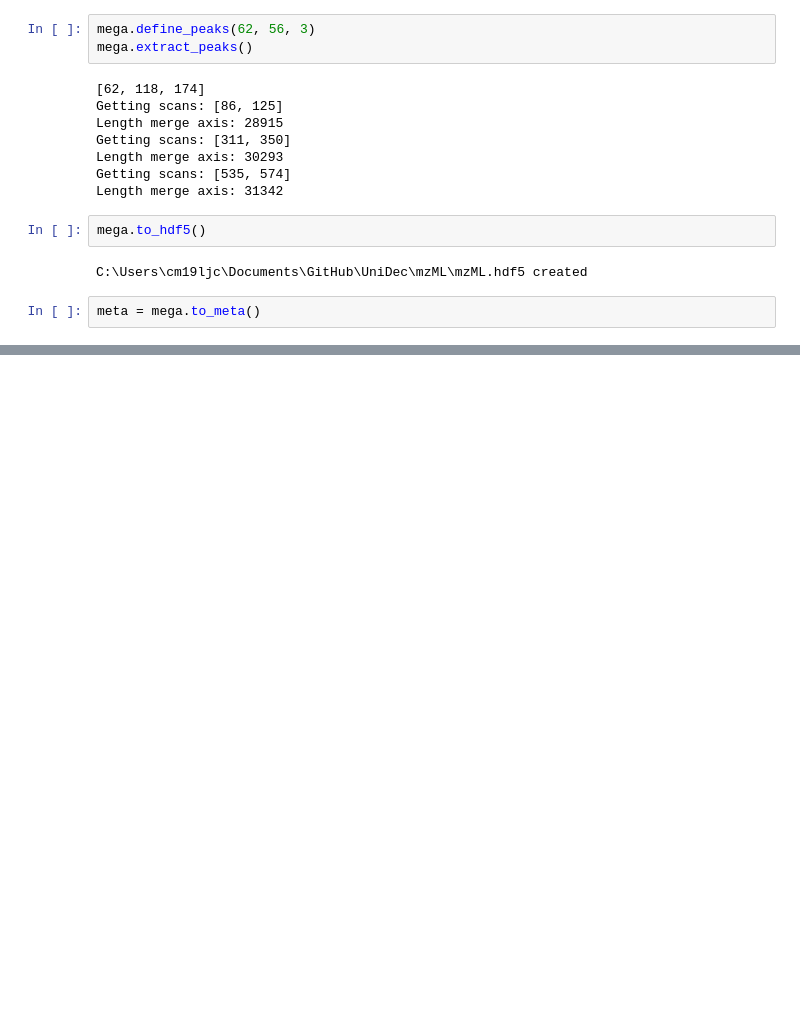
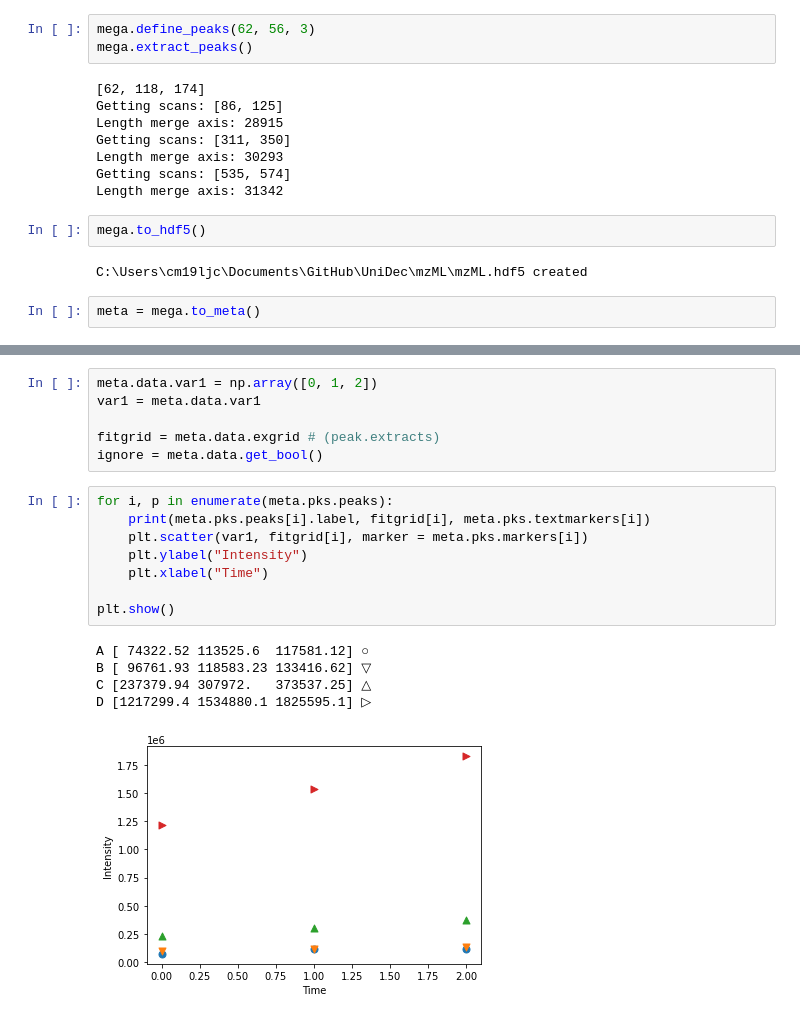
Before and after one commit to lawrencecollins/UniDec, a Jupyter notebook: megaunidec.ipynb, the cells around one changed output, grey strips where cells are left out. Cells and saved outputs as stored; diff of their text form; blank space fills up the shorter version.

```diff
--- a/megaunidec.ipynb
+++ b/megaunidec.ipynb
@@ -144,0 +140,20 @@ zerolog -12
+# %%
+meta.data.var1 = np.array([0, 1, 2])
+var1 = meta.data.var1
+
+fitgrid = meta.data.exgrid # (peak.extracts)
+ignore = meta.data.get_bool()
+# %%
+for i, p in enumerate(meta.pks.peaks):
+    print(meta.pks.peaks[i].label, fitgrid[i], meta.pks.textmarkers[i])
+    plt.scatter(var1, fitgrid[i], marker = meta.pks.markers[i])
+    plt.ylabel("Intensity")
+    plt.xlabel("Time")
+
+plt.show()
+# %% [output]
+A [ 74322.52 113525.6  117581.12] ○
+B [ 96761.93 118583.23 133416.62] ▽
+C [237379.94 307972.   373537.25] △
+D [1217299.4 1534880.1 1825595.1] ▷
+[figure, added]
```
Also changed, not shown: parts of 14 cells of this notebook, 9 other files.
